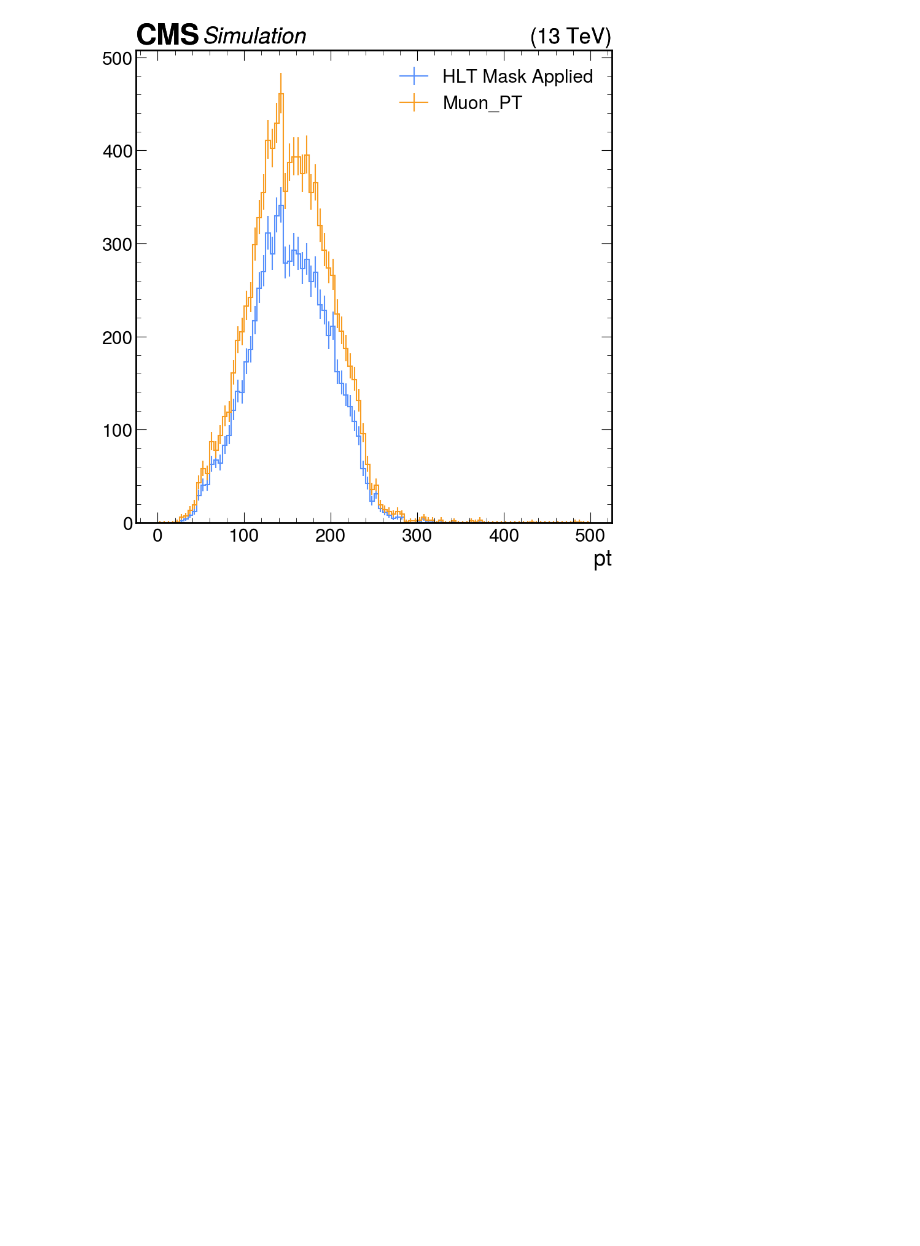
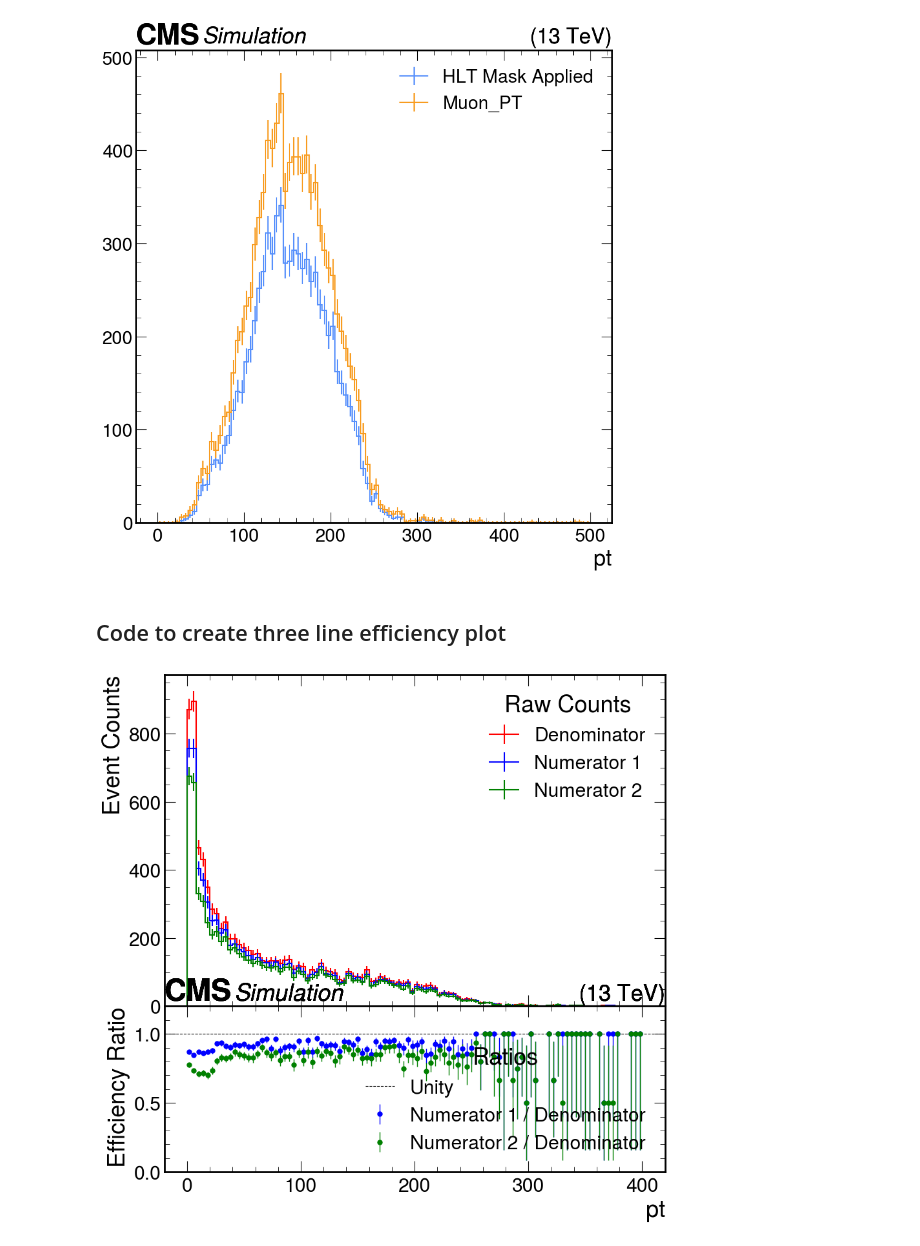
Before and after one commit to sbuwang/SIDM, a Jupyter notebook: sidm/Efficiency_plts_R3.ipynb, the cells around one changed output. Cells and saved outputs as stored; diff of their text form; code cells hidden in the pictures; blank space fills up the shorter version.

```diff
--- a/sidm/Efficiency_plts_R3.ipynb
+++ b/sidm/Efficiency_plts_R3.ipynb
@@ -633,0 +652,2 @@ def plot(hists, skip_label=False, **kwargs):
+# %% [markdown]
+## Code to create three line efficiency plot
@@ -633,0 +737,22 @@ def plot(hists, skip_label=False, **kwargs):
+# %%
+#Define the histograms and the axis
+pt_axis = hist.axis.Regular(100, 0, 400, name="pt")
+num1 = hist.Hist(pt_axis)
+num2 = hist.Hist(pt_axis)
+den = hist.Hist(pt_axis)
+
+#Fill the histograms with the flattened arrays
+num1.fill(ak.flatten(Muon_pt_lID[combined_mask]))
+num2.fill(ak.flatten(Muon_pt_lID[HLT_DoubleL2Mu25NoVtx_2Cha_Eta2p4]))
+den.fill(ak.flatten(Muon_pt_lID))
+
+# 1. Plot the ratio. This single command plots the numerator/denominator in the top
+#    panel and the ratio in the bottom panel (the subplot).
+plot_result = plot_double_efficiency_ratio(
+    num1,
+    num2,
+    den,
+    error_opts={"marker": "o", "ms": 4}
+)
+# %% [output]
+[figure, added]
```
Also changed, not shown: parts of 6 cells of this notebook, 2 other files.
